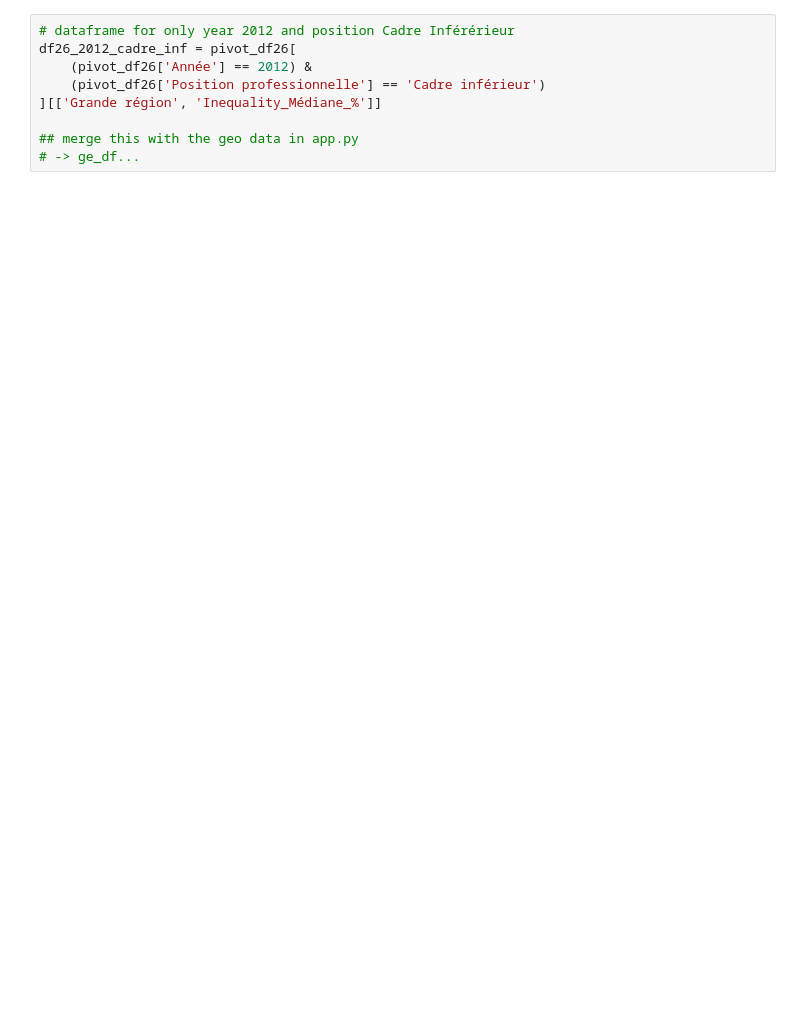
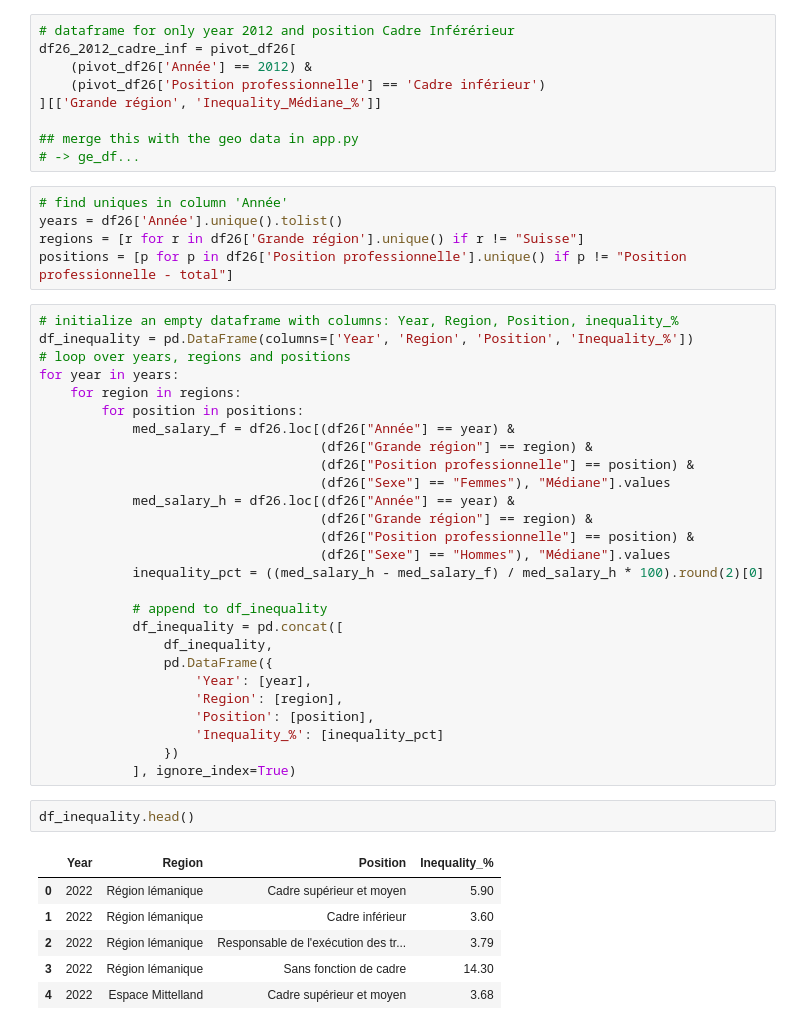
Before and after one commit to group-vi-project/vi-projet-inequality, a Jupyter notebook: notebooks/eda.ipynb, the cells around one changed output. Saved outputs shown, nothing was run; the diff lists cells and outputs as text; blank space fills up the shorter version.

Commit message:
updated inequality-dataframe

```diff
--- a/notebooks/eda.ipynb
+++ b/notebooks/eda.ipynb
@@ -216,3 +219,44 @@ df26_2012_cadre_inf = pivot_df26[
 
 ## merge this with the geo data in app.py
 # -> ge_df...
+# %%
+# find uniques in column 'Année'
+years = df26['Année'].unique().tolist()
+regions = [r for r in df26['Grande région'].unique() if r != "Suisse"]
+positions = [p for p in df26['Position professionnelle'].unique() if p != "Position professionnelle - total"]
+# %%
+# initialize an empty dataframe with columns: Year, Region, Position, inequality_%
+df_inequality = pd.DataFrame(columns=['Year', 'Region', 'Position', 'Inequality_%'])
+# loop over years, regions and positions
+for year in years:
+    for region in regions:
+        for position in positions:
+            med_salary_f = df26.loc[(df26["Année"] == year) &
+                                    (df26["Grande région"] == region) &
+                                    (df26["Position professionnelle"] == position) &
+                                    (df26["Sexe"] == "Femmes"), "Médiane"].values
+            med_salary_h = df26.loc[(df26["Année"] == year) &
+                                    (df26["Grande région"] == region) &
+                                    (df26["Position professionnelle"] == position) &
+                                    (df26["Sexe"] == "Hommes"), "Médiane"].values
+            inequality_pct = ((med_salary_h - med_salary_f) / med_salary_h * 100).round(2)[0]
+
+            # append to df_inequality
+            df_inequality = pd.concat([
+                df_inequality,
+                pd.DataFrame({
+                    'Year': [year],
+                    'Region': [region],
+                    'Position': [position],
+                    'Inequality_%': [inequality_pct]
+                })
+            ], ignore_index=True)
+# %%
+df_inequality.head()
+# %% [output]
+|  | Year | Region | Position | Inequality_% |
+| 0 | 2022 | Région lémanique | Cadre supérieur et moyen | 5.90 |
+| 1 | 2022 | Région lémanique | Cadre inférieur | 3.60 |
+| 2 | 2022 | Région lémanique | Responsable de l'exécution des tr... | 3.79 |
+| 3 | 2022 | Région lémanique | Sans fonction de cadre | 14.30 |
+| 4 | 2022 | Espace Mittelland | Cadre supérieur et moyen | 3.68 |
```
Also changed, not shown: parts of 1 cell of this notebook.
